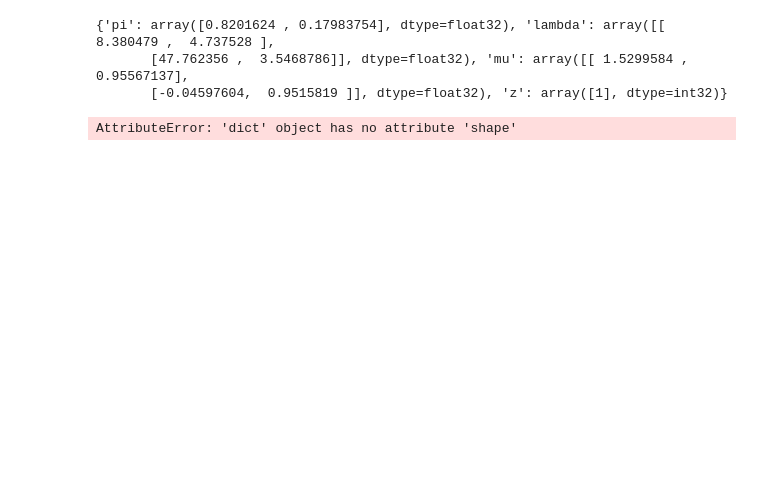
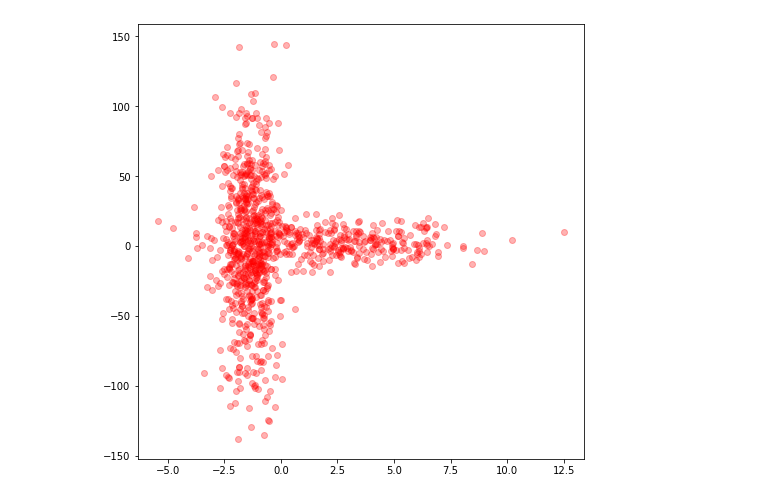
Before and after one commit to Ludvins/Statistical-Models-with-Variational-Methods, a Jupyter notebook: InferPy/GaussianMixture.ipynb, the cells around one changed output. Saved outputs shown, nothing was run; the diff lists cells and outputs as text; code cells hidden in the pictures; blank space fills up the shorter version.

```diff
--- a/InferPy/GaussianMixture.ipynb
+++ b/InferPy/GaussianMixture.ipynb
@@ -132,13 +144,8 @@ m.posterior().parameters()
+# %%
+x_gen = m.posterior_predictive('x').sample()
 # %%
-# Show a sample from the model
-aux_sample = m.posterior().sample(1)
-print(aux_sample)
-print(aux_sample.shape)
 plt.figure(figsize=(8, 8))
-plt.plot(aux_sample[:,0], aux_sample[:,1],'ro',alpha=0.3)
+plt.plot(x_gen[:,0],x_gen[:,1],'ro',alpha=0.3)
 plt.show()
 # %% [output]
-{'pi': array([0.8201624 , 0.17983754], dtype=float32), 'lambda': array([[ 8.380479 ,  4.737528 ],
-       [47.762356 ,  3.5468786]], dtype=float32), 'mu': array([[ 1.5299584 ,  0.95567137],
-       [-0.04597604,  0.9515819 ]], dtype=float32), 'z': array([1], dtype=int32)}
-AttributeError: 'dict' object has no attribute 'shape'
+[figure, added]
```
Also changed, not shown: parts of 19 cells of this notebook, 10 other files.
